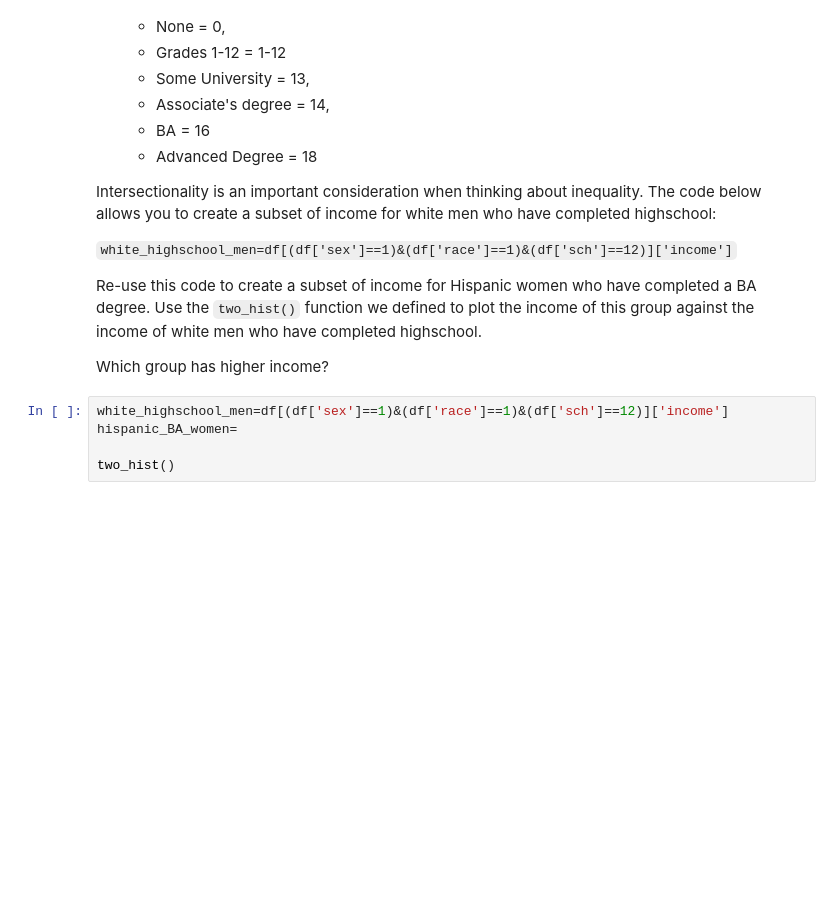
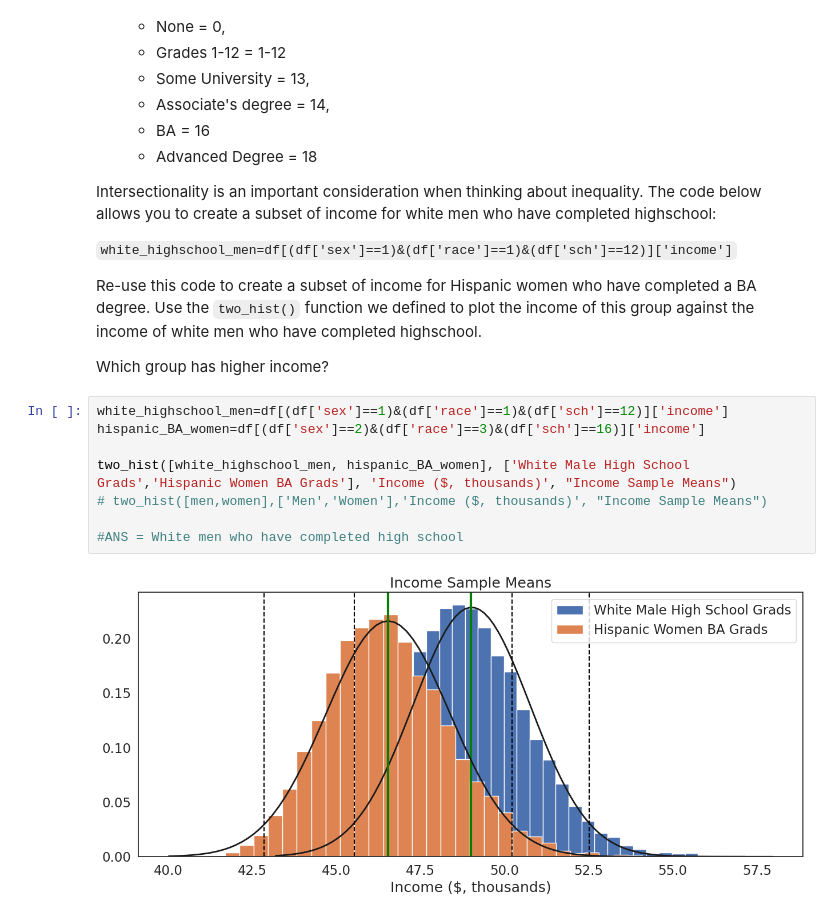
Before and after one commit to gr8imajoke/QM2, a Jupyter notebook: notebooks/W05. Distributions and Basic Statistics.ipynb, the cells around one changed output. Drawn from its saved outputs; the diff is of its cells as text; blank space fills up the shorter version.

```diff
--- a/notebooks/W05. Distributions and Basic Statistics.ipynb
+++ b/notebooks/W05. Distributions and Basic Statistics.ipynb
@@ -525,8 +551,13 @@ Intersectionality is an important consideration when thinking about inequality.
 Re-use this code to create a subset of income for Hispanic women who have completed a BA degree. Use the `two_hist()` function we defined to plot the income of this group against the income of white men who have completed highschool.
 
 Which group has higher income?
-# %%
-white_highschool_men=df[(df['sex']==1)&(df['race']==1)&(df['sch']==12)]['income']
-hispanic_BA_women=
-
-two_hist()
+# %%
+white_highschool_men=df[(df['sex']==1)&(df['race']==1)&(df['sch']==12)]['income']
+hispanic_BA_women=df[(df['sex']==2)&(df['race']==3)&(df['sch']==16)]['income']
+
+two_hist([white_highschool_men, hispanic_BA_women], ['White Male High School Grads','Hispanic Women BA Grads'], 'Income ($, thousands)', "Income Sample Means")
+# two_hist([men,women],['Men','Women'],'Income ($, thousands)', "Income Sample Means")
+
+#ANS = White men who have completed high school
+# %% [output]
+[figure, added]
```
Also changed, not shown: parts of 8 cells of this notebook.
